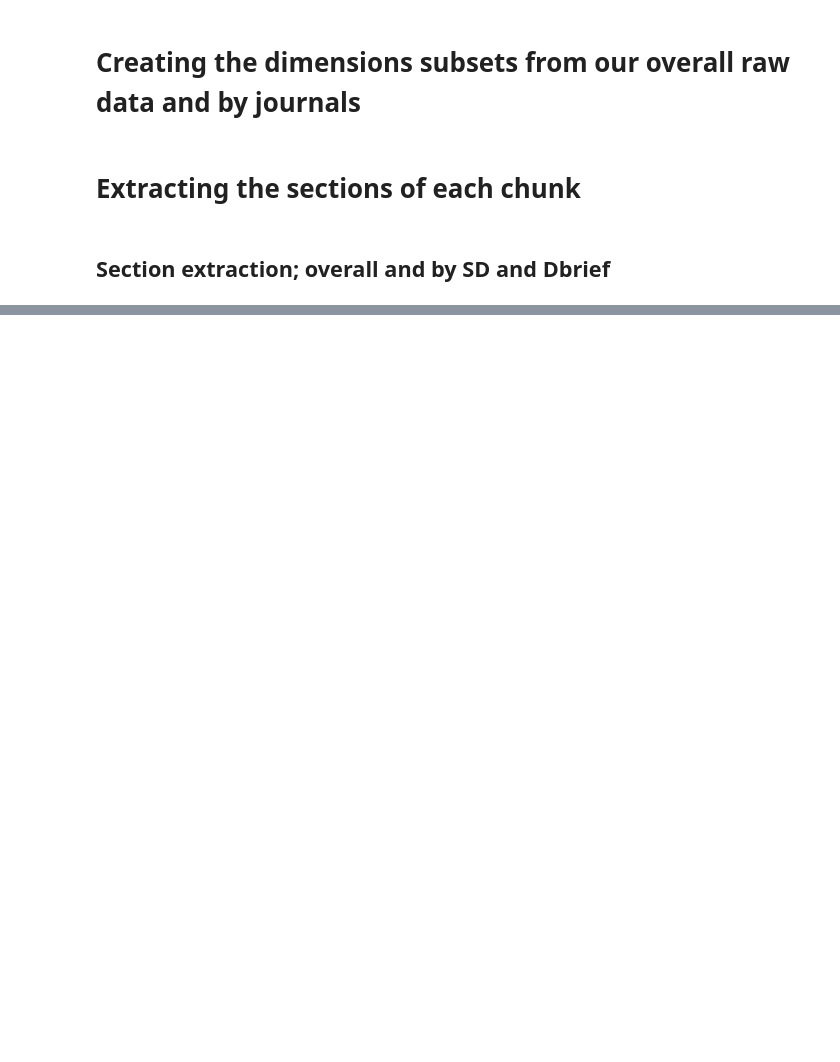
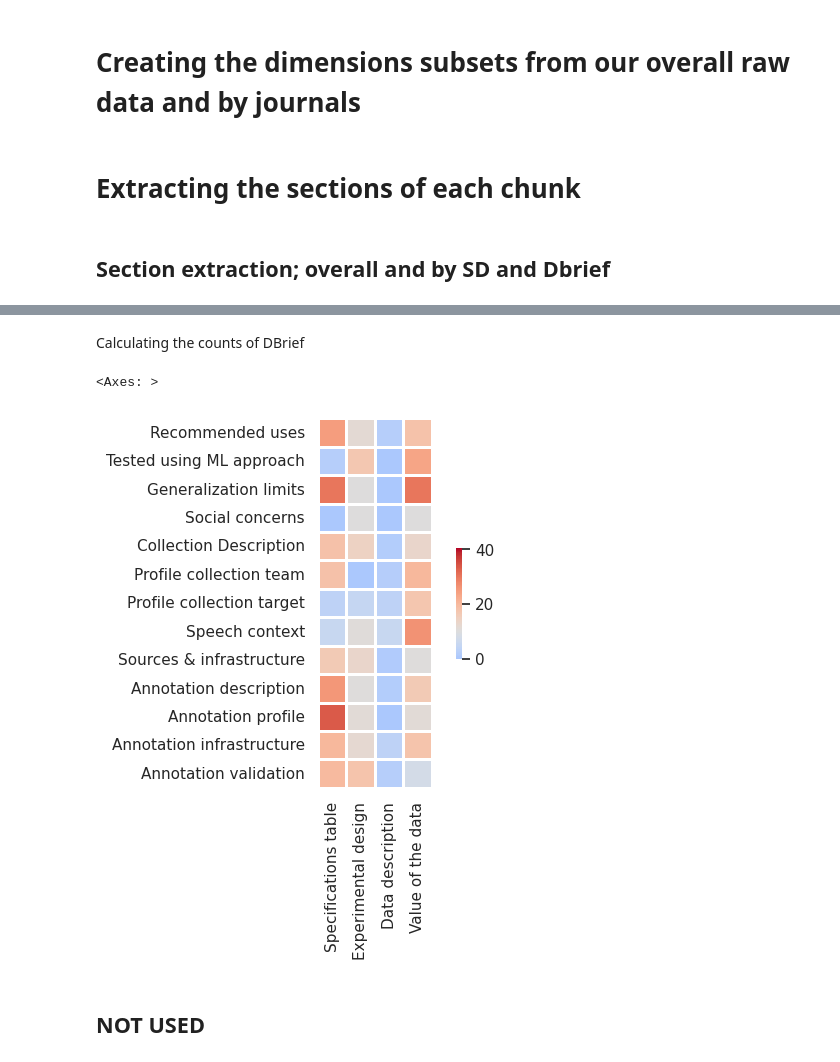
Before and after one commit to JoanGi/empiricalDataPapers, a Jupyter notebook: codeRecipes/analysisNotebook.ipynb, the cells around one changed output, grey strips where cells are left out. Drawn from its saved outputs; the diff is of its cells as text; code cells hidden in the pictures; blank space fills up the shorter version.

```diff
--- a/codeRecipes/analysisNotebook.ipynb
+++ b/codeRecipes/analysisNotebook.ipynb
@@ -147,0 +245,2 @@ sectionsAnnVal_Dbrief = extract_sections(subsetAnntationValidation_Dbrief,"annot
+# %% [markdown]
+Calculating the counts of DBrief
@@ -148,3 +303,16 @@ sectionsAnnVal_Dbrief = extract_sections(subsetAnntationValidation_Dbrief,"annot
+# %%
+
+# Generate a custom diverging colormap
+cmap = sns.diverging_palette(230, 40, as_cmap=True)
+# Draw the heatmap with the mask and correct aspect ratio
+sns.heatmap(DbriefResultspd, cmap="coolwarm", vmax=40.5, center=10,
+            square=True, linewidths=.8, cbar_kws={"shrink": .3})
+# Draw the heatmap with the mask and correct aspect ratio
+# %% [output]
+<Axes: >
+[figure, added]
+# %% [markdown]
+## NOT USED
 # %%
 import transformers
 
```
Also changed, not shown: parts of 17 cells of this notebook, 4 other files.
